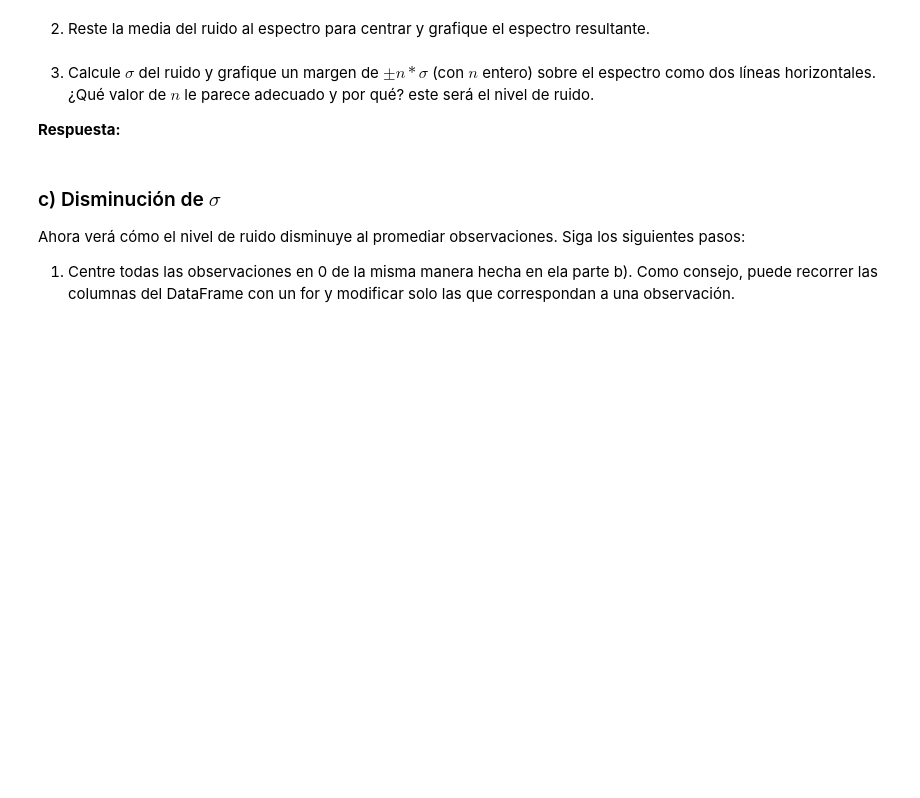
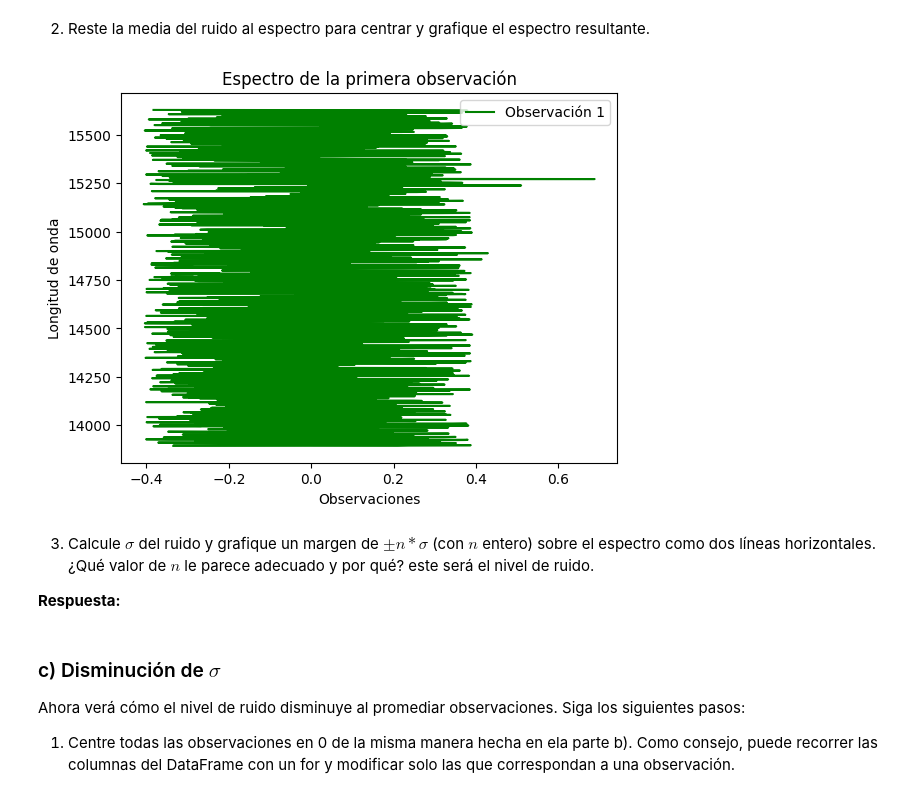
Before and after one commit to Xavier204/Tarea-2, a Jupyter notebook: Tarea2.ipynb, the cells around one changed output. Cells and saved outputs as stored; diff of their text form; code cells hidden in the pictures; blank space fills up the shorter version.

```diff
--- a/Tarea2.ipynb
+++ b/Tarea2.ipynb
@@ -250,0 +288,5 @@ ruido =
+# %%
+des_est=data["obs_1"].std()
+media=data["obs_1"].mean()
+ruido = data["obs_1"][(data["obs_1"]>=media-3*des_est) & (data["obs_1"]<=media+3*des_est)]
+print(ruido)
@@ -255,3 +308,16 @@ ruido =
+# %%
+# Grafique el espectro centrado en 0 aquí
+media_ruido=ruido.mean()
+ruido_corregido=ruido-media_ruido
+
+plt.plot(ruido_corregido, data["Wlth"][ruido.index], color="green", label="Observación 1")
+plt.xlabel("Observaciones")
+plt.ylabel("Longitud de onda")
+plt.title("Espectro de la primera observación")
+plt.legend()
+plt.show()
+# %% [output]
+[figure, added]
 # %% [markdown]
 3. Calcule $\sigma$ del ruido y grafique un margen de $\pm n*\sigma$ (con $n$ entero) sobre el espectro como dos líneas horizontales. ¿Qué valor de $n$ le parece adecuado y por qué? este será el nivel de ruido.
 
```
Also changed, not shown: parts of 10 cells of this notebook.
